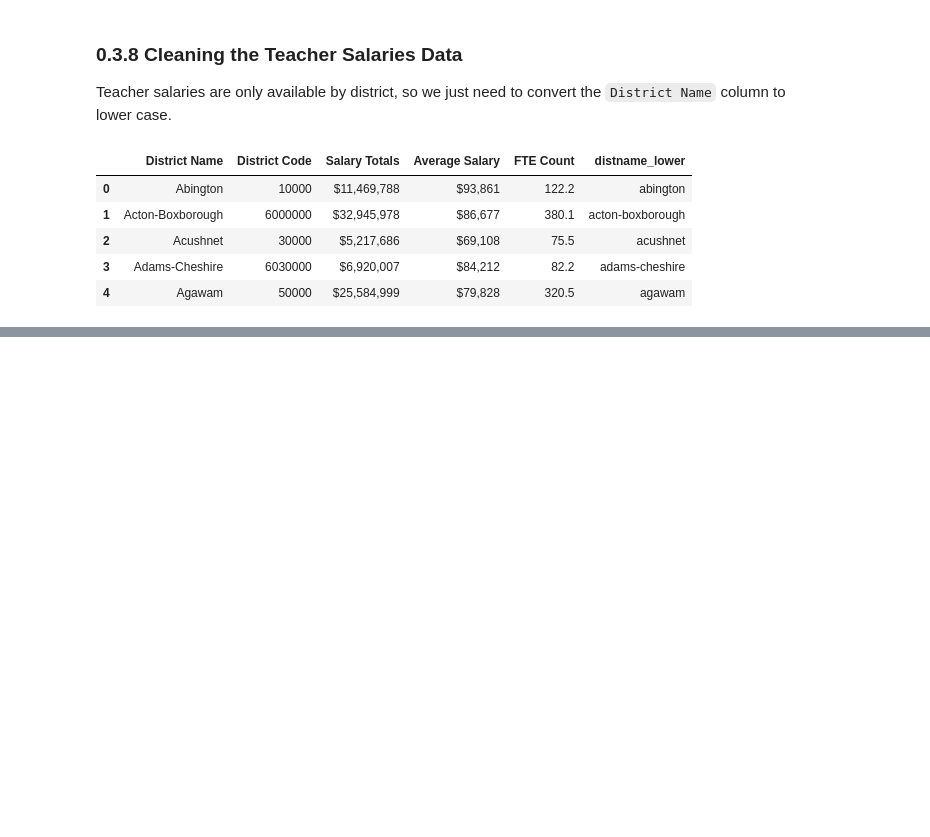
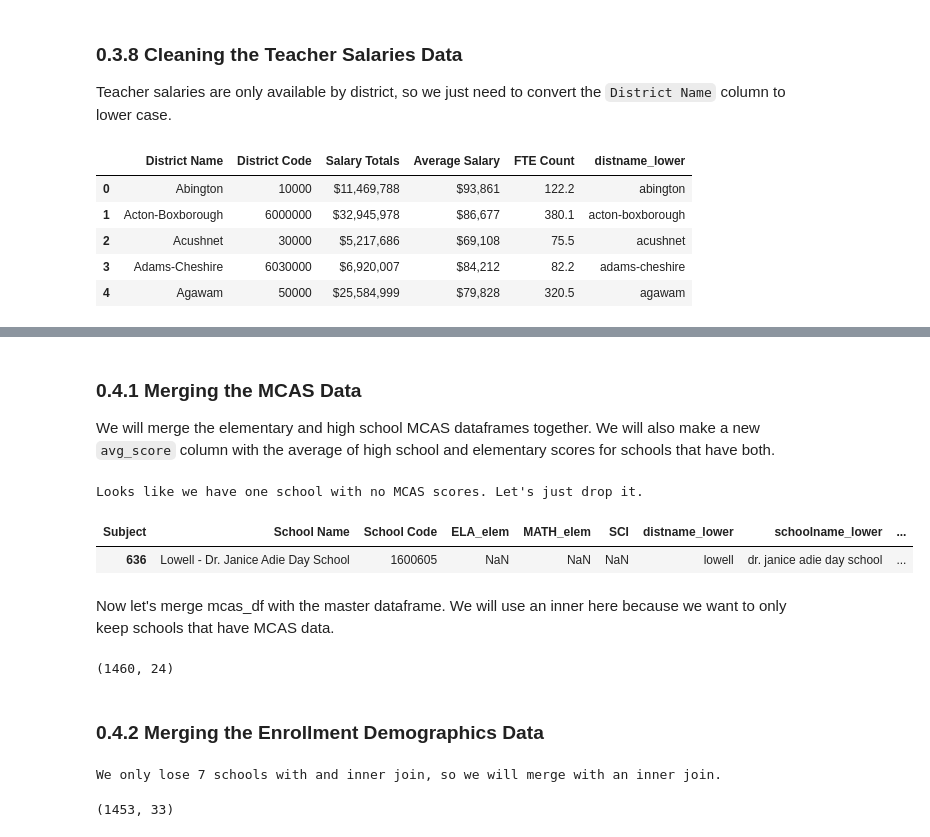
Before and after one commit to alexcraig043/qss-20-final-project, a Jupyter notebook: src/code/main.ipynb, the cells around one changed output, grey strips where cells are left out. Saved outputs shown, nothing was run; the diff lists cells and outputs as text; code cells hidden in the pictures; blank space fills up the shorter version.

```diff
--- a/src/code/main.ipynb
+++ b/src/code/main.ipynb
@@ -399,0 +384,13 @@ Now we want to merge all of the disparate dataframes into one master dataframe.
+# %% [markdown]
+### 0.4.1 Merging the MCAS Data
+We will merge the elementary and high school MCAS dataframes together. We will also make a new `avg_score` column with the average of high school and elementary scores for schools that have both.
+# %%
+mcas_merged = pd.merge(mcas_elem_df_clean, mcas_hs_df_clean, how="outer", on=["distname_lower", "schoolname_lower", "School Code", "School Name"], suffixes=("_elem", "_hs"))
+mcas_merged["avg_score"] = mcas_merged[["avg_score_elem", "avg_score_hs"]].mean(axis=1)
+
+print("Looks like we have one school with no MCAS scores. Let's just drop it.")
+mcas_merged[mcas_merged["avg_score"].isna()]
+# %% [output]
+Looks like we have one school with no MCAS scores. Let's just drop it.
+| Subject | School Name | School Code | ELA_elem | MATH_elem | SCI | distname_lower | schoolname_lower | ... |
+| 636 | Lowell - Dr. Janice Adie Day School | 1600605 | NaN | NaN | NaN | lowell | dr. janice adie day school | ... |
@@ -399,0 +399,16 @@ Now we want to merge all of the disparate dataframes into one master dataframe.
+# %% [markdown]
+Now let's merge mcas_df with the master dataframe. We will use an inner here because we want to only keep schools that have MCAS data.
+# %%
+master_df = pd.merge(master_df, mcas_merged, how="inner", on=["distname_lower", "schoolname_lower"], suffixes=("_nerds", "_mcas"))
+master_df.shape
+# %% [output]
+(1460, 24)
+# %% [markdown]
+### 0.4.2 Merging the Enrollment Demographics Data
+# %%
+master_df = pd.merge(master_df, enrollment_demographics_df_clean, how="inner", on=["distname_lower", "schoolname_lower", "School Code", "School Name"], suffixes=("", "_enroll"))
+print("We only lose 7 schools with and inner join, so we will merge with an inner join.")
+master_df.shape
+# %% [output]
+We only lose 7 schools with and inner join, so we will merge with an inner join.
+(1453, 33)
```
Also changed, not shown: parts of 23 cells of this notebook, 4 other files.
